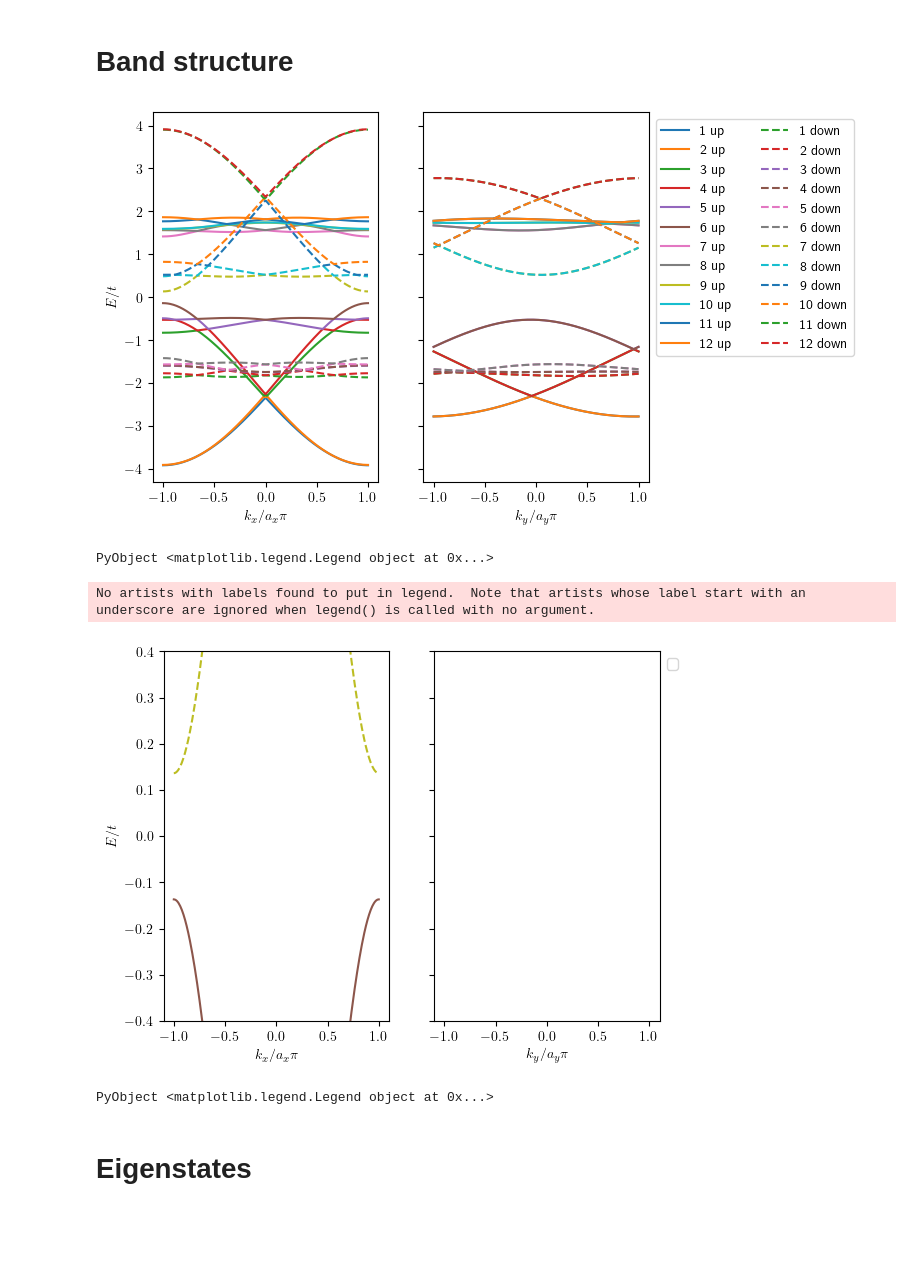
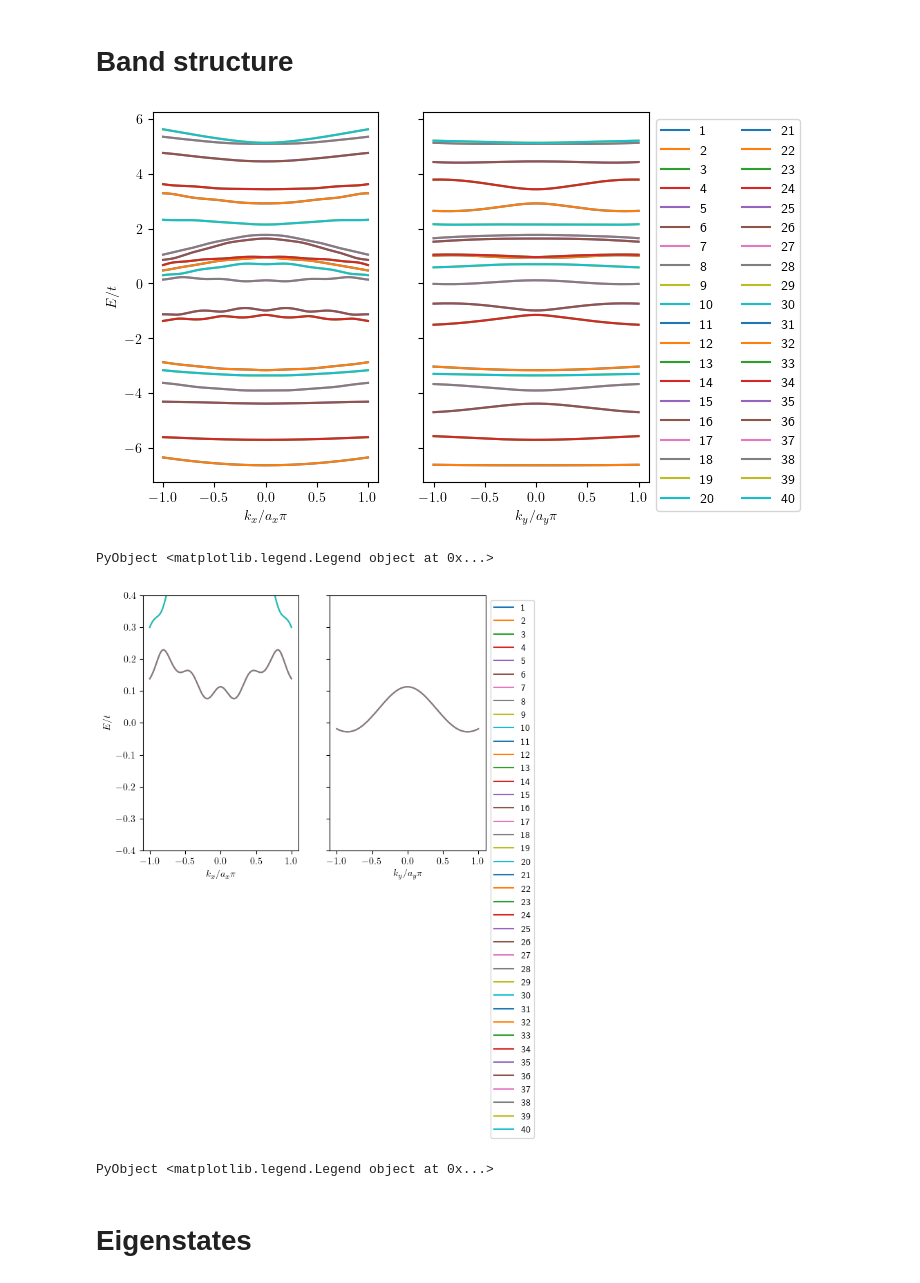
Before and after one commit to tensor4all/QuanticsTCI.jl, a Jupyter notebook: example/chern/chern_kanemele.ipynb, the cells around one changed output. Drawn from its saved outputs; the diff is of its cells as text; code cells hidden in the pictures; blank space fills up the shorter version.

```diff
--- a/example/chern/chern_kanemele.ipynb
+++ b/example/chern/chern_kanemele.ipynb
@@ -27,7 +27,7 @@ maxlinkdim (generic function with 2 methods)
 # %% [markdown]
 # Honeycomb lattice
 # %%
-q = 3
+q = 5
 B = 4pi / sqrt(3) / q
 
 lattice = honeycomblattice(0, 1, 0, q - 1)
@@ -147,7 +167,11 @@ Hlambda is hermitian: Bool[1 1; 1 1]
 # %%
-H = get_H(q, 0.6, [0.0, 0.0], lattice)
+H = get_H(q, 0.06, 0.05, [0.0, 0.0], lattice; mass=0.4)
+vmax = maximum(abs.(H))
 
-fig, ax = subplots()
-ax.set_aspect(1)
-displayhamiltonian(ax, abs.(H[:, 1, :, 1]), lattice)
+fig, axs = subplots(2, 2)
+for alpha in 1:2, beta in 1:2
+    ax = axs[alpha, beta]
+    ax.set_aspect(1)
+    displayhamiltonian(ax, abs.(H[:, alpha, :, beta]), lattice; vmax=vmax)
+end
 # %% [output]
@@ -155,51 +186,59 @@ displayhamiltonian(ax, abs.(H[:, 1, :, 1]), lattice)
 # %% [markdown]
 # Band structure
 # %%
-function bands(q, lambdaSO, kx, ky, mass)
-    H = get_H(q, lambdaSO, [kx, ky], lattice; mass)
-    return eigvals(H[:, 1, :, 1]), eigvals(H[:, 2, :, 2])
+function bands(q, lambdaSO, lambdaR, kx, ky, mass)
+    H = get_H(q, lambdaSO, lambdaR, [kx, ky], lattice; mass)
+    return eigvals(reshape(H, 8q, 8q))
 end
 
-lambdaSO = 0.3 #/ (3 * sqrt(3))
-mass = 0.3
+lambdaSO = 1.00 #/ (3 * sqrt(3))
+lambdaR = 1.0
+mass = 0.00
 
 nquantics = 8
 ndiscretization = 2^nquantics
 
 BZedgex = pi / 1.5 / 2
 kxvals = range(-BZedgex, BZedgex; length=ndiscretization)
 BZedgey = pi / sqrt(3) / q
 kyvals = range(-BZedgey, BZedgey; length=ndiscretization)
 
 fig, axs = subplots(ncols=2, sharey=true)
 
-bandsx = bands.(q, lambdaSO, kxvals, 0, mass)
+bandsx = bands.(q, lambdaSO, lambdaR, kxvals, 0, mass)
+axs[1].plot(kxvals / BZedgex, [b for b in bandsx], "-", label=["$i" for i in eachindex(bandsx[1])])
 
-axs[1].plot(kxvals / BZedgex, [b[1] for b in bandsx], "-", label=["$i up" for i in eachindex(bandsx[1][1])])
-axs[1].plot(kxvals / BZedgex, [b[2] for b in bandsx], "--", label=["$i down" for i in eachindex(bandsx[1][2])])
+#axs[1].plot(kxvals / BZedgex, [b[1] for b in bandsx], "-", label=["$i up" for i in eachindex(bandsx[1][1])])
+#axs[1].plot(kxvals / BZedgex, [b[2] for b in bandsx], "--", label=["$i down" for i in eachindex(bandsx[1][2])])
 
-bandsy = bands.(q, lambdaSO, 0, kyvals, mass)
-axs[2].plot(kyvals / BZedgey, [b[1] for b in bandsy], "-", label=["$i up" for i in eachindex(bandsy[1][1])])
-axs[2].plot(kyvals / BZedgey, [b[2] for b in bandsy], "--", label=["$i down" for i in eachindex(bandsy[1][2])])
+bandsy = bands.(q, lambdaSO, lambdaR, 0, kyvals, mass)
+axs[2].plot(kyvals / BZedgey, [b for b in bandsy], "-", label=["$i" for i in eachindex(bandsy[1])])
+
+#axs[2].plot(kyvals / BZedgey, [b[1] for b in bandsy], "-", label=["$i up" for i in eachindex(bandsy[1][1])])
+#axs[2].plot(kyvals / BZedgey, [b[2] for b in bandsy], "--", label=["$i down" for i in eachindex(bandsy[1][2])])
 
 
 axs[1].set_xlabel(L"$k_x/a_x\pi$")
 axs[2].set_xlabel(L"$k_y/a_y\pi$")
 axs[1].set_ylabel(L"$E/t$")
 axs[2].legend(loc="upper left", bbox_to_anchor=(1, 1), ncol=2)
 # %% [output]
-[figure, old version]
+[figure, new version]
 PyObject <matplotlib.legend.Legend object at 0x...>
 # %%
 fig, axs = subplots(ncols=2, sharey=true)
 
-bandsx = bands.(q, lambdaSO, kxvals, 0, mass)
-axs[1].plot(kxvals / BZedgex, [b[1] for b in bandsx], "-")
-axs[1].plot(kxvals / BZedgex, [b[2] for b in bandsx], "--")
+bandsx = bands.(q, lambdaSO, lambdaR, kxvals, 0, mass)
+axs[1].plot(kxvals / BZedgex, [b for b in bandsx], "-", label=["$i" for i in eachindex(bandsx[1])])
 
-bandsy = bands.(q, lambdaSO, 0, kyvals, mass)
-axs[2].plot(kyvals / BZedgey, [b[1] for b in bandsy], "-")
-axs[2].plot(kyvals / BZedgey, [b[2] for b in bandsy], "--")
+#axs[1].plot(kxvals / BZedgex, [b[1] for b in bandsx], "-", label=["$i up" for i in eachindex(bandsx[1][1])])
+#axs[1].plot(kxvals / BZedgex, [b[2] for b in bandsx], "--", label=["$i down" for i in eachindex(bandsx[1][2])])
+
+bandsy = bands.(q, lambdaSO, lambdaR, 0, kyvals, mass)
+axs[2].plot(kyvals / BZedgey, [b for b in bandsy], "-", label=["$i" for i in eachindex(bandsy[1])])
+
+#axs[2].plot(kyvals / BZedgey, [b[1] for b in bandsy], "-", label=["$i up" for i in eachindex(bandsy[1][1])])
+#axs[2].plot(kyvals / BZedgey, [b[2] for b in bandsy], "--", label=["$i down" for i in eachindex(bandsy[1][2])])
 
 axs[1].set_xlabel(L"$k_x/a_x\pi$")
 axs[2].set_xlabel(L"$k_y/a_y\pi$")
@@ -208,9 +247,8 @@ axs[1].set_ylim(-0.4, 0.4)
 axs[2].set_ylim(-0.4, 0.4)
 axs[2].legend(loc="upper left", bbox_to_anchor=(1, 1))
 # %% [output]
+[figure, new version]
-No artists with labels found to put in legend.  Note that artists whose label start with an underscore are ignored when legend() is called with no argument.
+PyObject <matplotlib.legend.Legend object at 0x...>
-[figure, old version]
-PyObject <matplotlib.legend.Legend object at 0x...>
 # %% [markdown]
 # Eigenstates
 # %%
```
Also changed, not shown: parts of 33 cells of this notebook, 2 other files.
